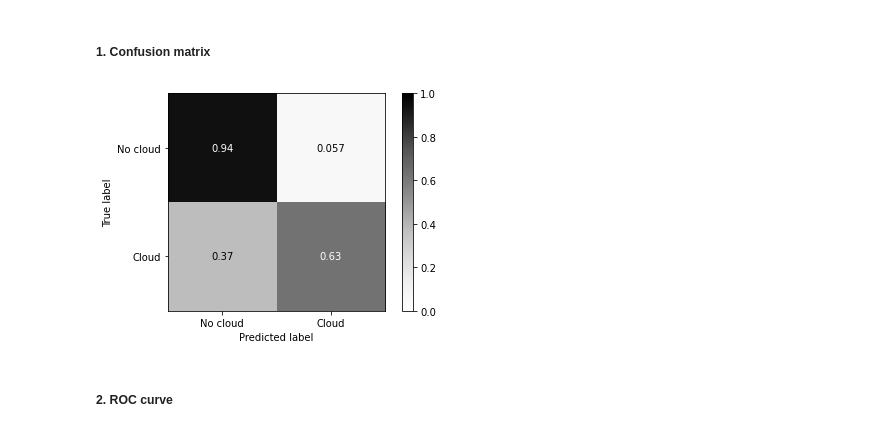
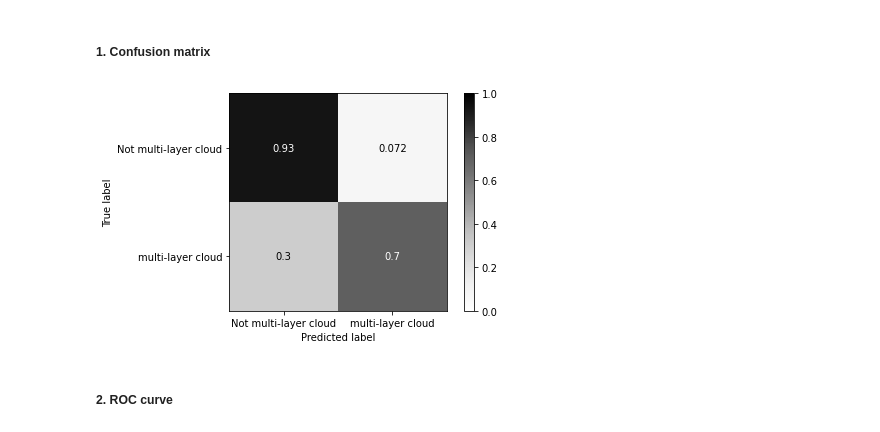
Before and after one commit to mathilde-ritman/monash-workshop, a Jupyter notebook: workshop.ipynb, the cells around one changed output. Cells and saved outputs as stored; diff of their text form; code cells hidden in the pictures.

```diff
--- a/workshop.ipynb
+++ b/workshop.ipynb
@@ -26,7 +26,8 @@ sys.path.append('/g/data/k10/mr1465/Honours2022/scripts/neural_nets/cnn')
 import workshop_plots
 # %%
-results_directory = '/g/data/k10/mr1465/Honours2022/scripts/neural_nets/cnn' # os.getcwd()
-data_directory = '/g/data/k10/mr1465/Honours2022/scripts/neural_nets/cnn/workshop_data.csv'
+# results_directory = '/g/data/k10/mr1465/Honours2022/scripts/neural_nets/cnn' # os.getcwd()
+results_directory = os.getcwd()
+data_directory = os.getcwd() #'/g/data/k10/mr1465/Honours2022/scripts/neural_nets/cnn/workshop_data.csv'
 # %%
 # Global variables
 RANDOM_STATE = 42
@@ -188,8 +193,8 @@ def evaluate_model(model, X_test, y_test):
 optimiser = 'SGD'
 # %%
 # Choose model architecture specifications
-hp = {'n_layers': 5,
-        'n_neurons': 100,
+hp = {'n_layers': 2,
+        'n_neurons': 20,
         'n_epochs': 150,
         'n_filters': 64,
         'optimiser': optimiser,
@@ -273,22 +291,22 @@ y_test_cm = encoder.inverse_transform(y_test)
 # %%
 # Format options
 # display_labels = ["No cloud", "Single-layer", "Multi-layer"]
-display_labels = ["No cloud", "Cloud"]
+display_labels = ["Not multi-layer cloud", "multi-layer cloud"]
 cmap = plt.cm.Greys
 font_s = 12
 
 # Calculate data
 cnf_matrix = confusion_matrix(y_test_cm, y_pred_cm, normalize='true')
 
 # Plot result
 fig, ax = plt.subplots()
 disp = ConfusionMatrixDisplay(confusion_matrix=cnf_matrix, display_labels=display_labels)
 disp.plot(cmap=cmap, ax=ax)
 disp.ax_.get_images()[0].set_clim(0, 1) # Set cbar limits
 
 fig.savefig('{}/confusion_matrix.jpg'.format(results_directory), dpi=300, bbox_inches='tight')
 # %% [output]
-[figure, old version]
+[figure, new version]
 # %% [markdown]
 ##### 2. ROC curve
 # %%
```
Also changed, not shown: parts of 12 cells of this notebook.
